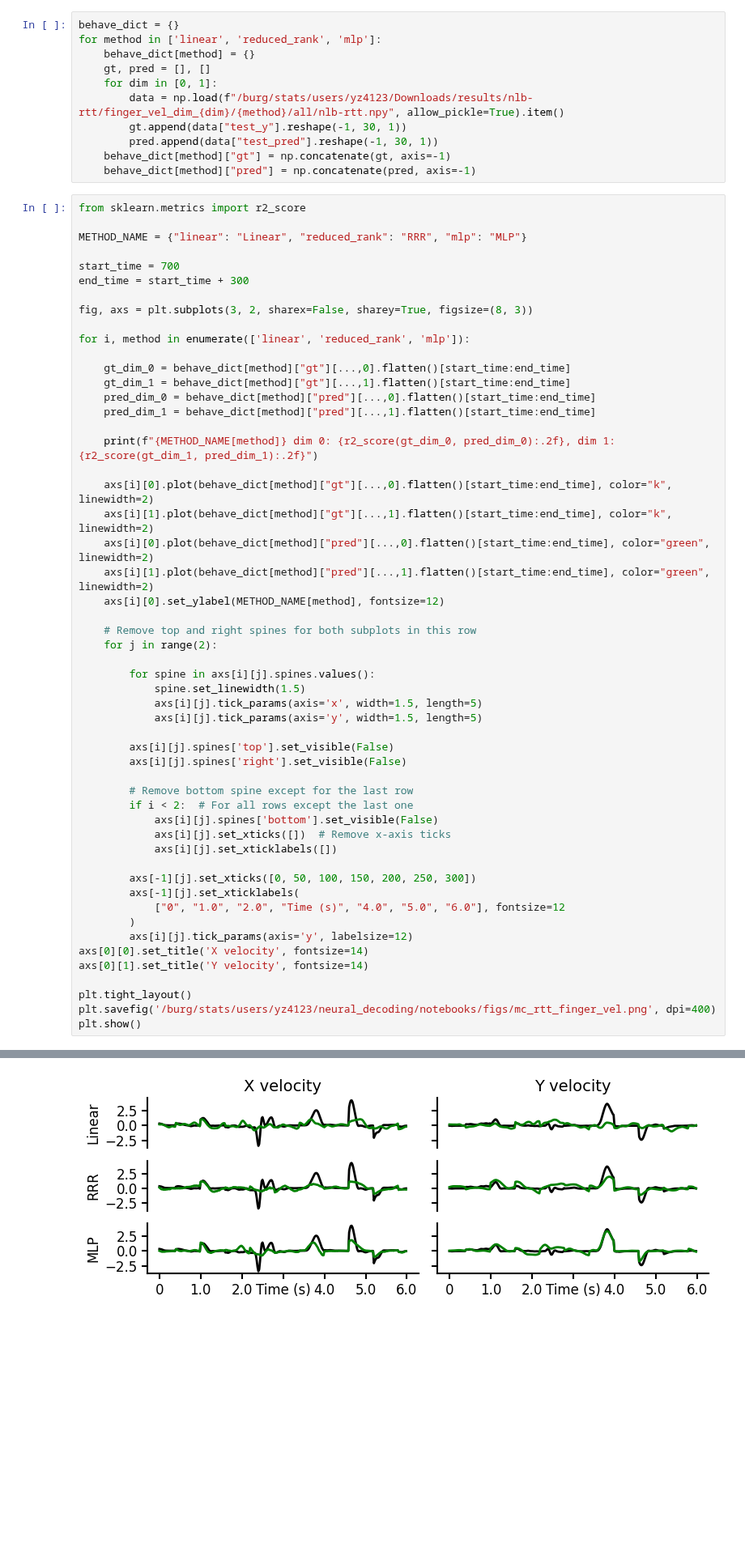
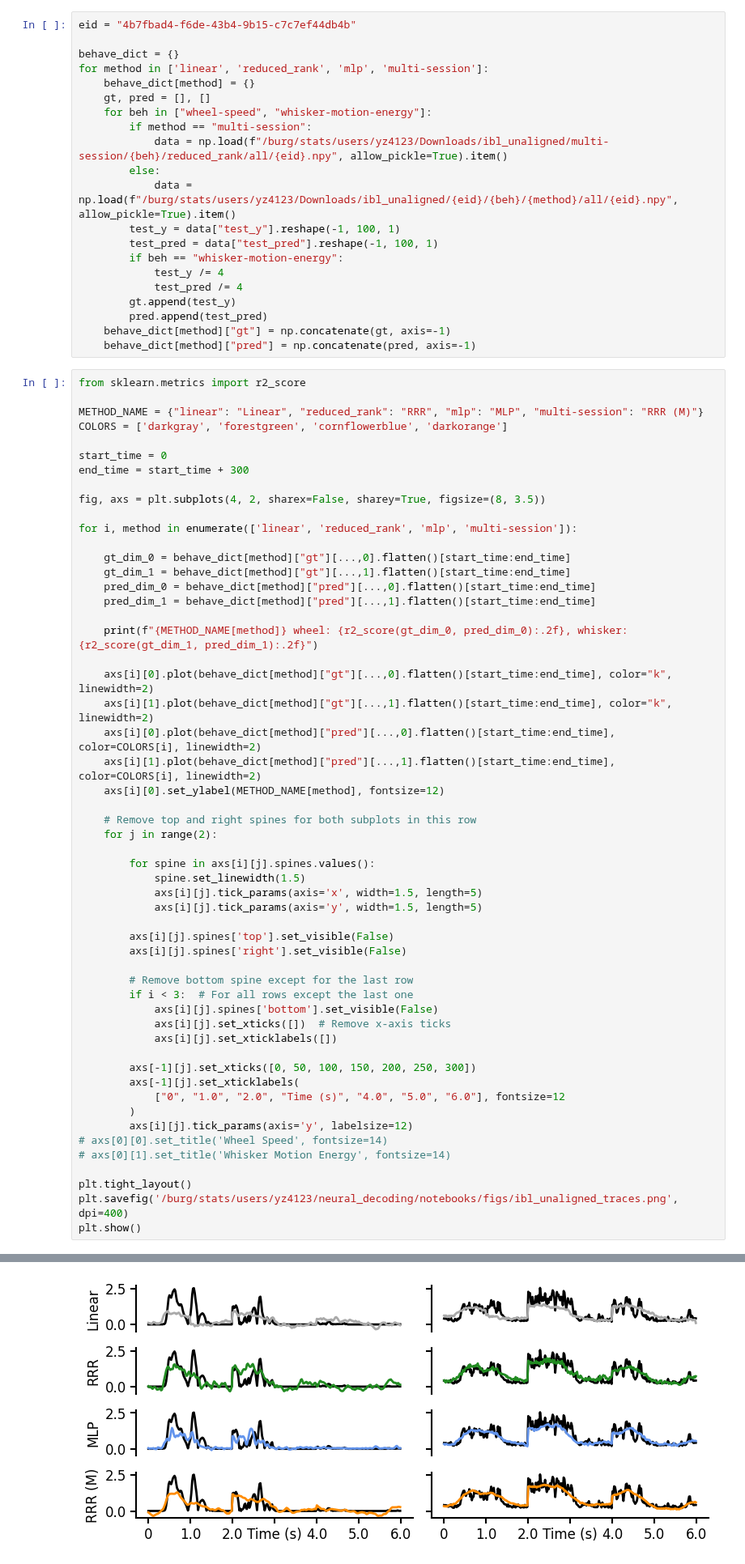
Before and after one commit to yzhang511/neural_decoding, a Jupyter notebook: notebooks/figure_generalization.ipynb, the cells around one changed output, grey strips where cells are left out. Shown at 81% size. Cells and saved outputs as stored; diff of their text form; blank space fills up the shorter version.

```diff
--- a/notebooks/figure_generalization.ipynb
+++ b/notebooks/figure_generalization.ipynb
@@ -148,39 +217,50 @@ plt.show()
 # %% [output]
 [figure]
 # %%
+eid = "4b7fbad4-f6de-43b4-9b15-c7c7ef44db4b"
+
 behave_dict = {}
-for method in ['linear', 'reduced_rank', 'mlp']:
+for method in ['linear', 'reduced_rank', 'mlp', 'multi-session']:
     behave_dict[method] = {}
     gt, pred = [], []
-    for dim in [0, 1]:
-        data = np.load(f"/burg/stats/users/yz4123/Downloads/results/nlb-rtt/finger_vel_dim_{dim}/{method}/all/nlb-rtt.npy", allow_pickle=True).item()
-        gt.append(data["test_y"].reshape(-1, 30, 1))
-        pred.append(data["test_pred"].reshape(-1, 30, 1))
+    for beh in ["wheel-speed", "whisker-motion-energy"]:
+        if method == "multi-session":
+            data = np.load(f"/burg/stats/users/yz4123/Downloads/ibl_unaligned/multi-session/{beh}/reduced_rank/all/{eid}.npy", allow_pickle=True).item()
+        else:
+            data = np.load(f"/burg/stats/users/yz4123/Downloads/ibl_unaligned/{eid}/{beh}/{method}/all/{eid}.npy", allow_pickle=True).item()
+        test_y = data["test_y"].reshape(-1, 100, 1)
+        test_pred = data["test_pred"].reshape(-1, 100, 1)
+        if beh == "whisker-motion-energy":
+            test_y /= 4
+            test_pred /= 4
+        gt.append(test_y)
+        pred.append(test_pred)
     behave_dict[method]["gt"] = np.concatenate(gt, axis=-1)
     behave_dict[method]["pred"] = np.concatenate(pred, axis=-1)
 # %%
 from sklearn.metrics import r2_score
 
-METHOD_NAME = {"linear": "Linear", "reduced_rank": "RRR", "mlp": "MLP"}
+METHOD_NAME = {"linear": "Linear", "reduced_rank": "RRR", "mlp": "MLP", "multi-session": "RRR (M)"}
+COLORS = ['darkgray', 'forestgreen', 'cornflowerblue', 'darkorange']
 
-start_time = 700
+start_time = 0
 end_time = start_time + 300
 
-fig, axs = plt.subplots(3, 2, sharex=False, sharey=True, figsize=(8, 3))
+fig, axs = plt.subplots(4, 2, sharex=False, sharey=True, figsize=(8, 3.5))
 
-for i, method in enumerate(['linear', 'reduced_rank', 'mlp']):
+for i, method in enumerate(['linear', 'reduced_rank', 'mlp', 'multi-session']):
 
     gt_dim_0 = behave_dict[method]["gt"][...,0].flatten()[start_time:end_time]
     gt_dim_1 = behave_dict[method]["gt"][...,1].flatten()[start_time:end_time]
     pred_dim_0 = behave_dict[method]["pred"][...,0].flatten()[start_time:end_time]
     pred_dim_1 = behave_dict[method]["pred"][...,1].flatten()[start_time:end_time]
 
-    print(f"{METHOD_NAME[method]} dim 0: {r2_score(gt_dim_0, pred_dim_0):.2f}, dim 1: {r2_score(gt_dim_1, pred_dim_1):.2f}")
+    print(f"{METHOD_NAME[method]} wheel: {r2_score(gt_dim_0, pred_dim_0):.2f}, whisker: {r2_score(gt_dim_1, pred_dim_1):.2f}")
 
     axs[i][0].plot(behave_dict[method]["gt"][...,0].flatten()[start_time:end_time], color="k", linewidth=2)
     axs[i][1].plot(behave_dict[method]["gt"][...,1].flatten()[start_time:end_time], color="k", linewidth=2)
-    axs[i][0].plot(behave_dict[method]["pred"][...,0].flatten()[start_time:end_time], color="green", linewidth=2)
-    axs[i][1].plot(behave_dict[method]["pred"][...,1].flatten()[start_time:end_time], color="green", linewidth=2)
+    axs[i][0].plot(behave_dict[method]["pred"][...,0].flatten()[start_time:end_time], color=COLORS[i], linewidth=2)
+    axs[i][1].plot(behave_dict[method]["pred"][...,1].flatten()[start_time:end_time], color=COLORS[i], linewidth=2)
     axs[i][0].set_ylabel(METHOD_NAME[method], fontsize=12)
 
     # Remove top and right spines for both subplots in this row
@@ -195,7 +275,7 @@ for i, method in enumerate(['linear', 'reduced_rank', 'mlp']):
         axs[i][j].spines['right'].set_visible(False)
 
         # Remove bottom spine except for the last row
-        if i < 2:  # For all rows except the last one
+        if i < 3:  # For all rows except the last one
             axs[i][j].spines['bottom'].set_visible(False)
             axs[i][j].set_xticks([])  # Remove x-axis ticks
             axs[i][j].set_xticklabels([])
@@ -205,10 +285,10 @@ for i, method in enumerate(['linear', 'reduced_rank', 'mlp']):
             ["0", "1.0", "2.0", "Time (s)", "4.0", "5.0", "6.0"], fontsize=12
         )
         axs[i][j].tick_params(axis='y', labelsize=12)
-axs[0][0].set_title('X velocity', fontsize=14)
-axs[0][1].set_title('Y velocity', fontsize=14)
+# axs[0][0].set_title('Wheel Speed', fontsize=14)
+# axs[0][1].set_title('Whisker Motion Energy', fontsize=14)
 
 plt.tight_layout()
-plt.savefig('/burg/stats/users/yz4123/neural_decoding/notebooks/figs/mc_rtt_finger_vel.png', dpi=400)
+plt.savefig('/burg/stats/users/yz4123/neural_decoding/notebooks/figs/ibl_unaligned_traces.png', dpi=400)
 plt.show()
 # %% [output]
@@ -218,3 +299,3 @@ MLP dim 0: 0.48, dim 1: 0.76
-[figure, old version]
+[figure, new version]
 # %% [markdown]
 ### MC-RTT
```
Also changed, not shown: parts of 8 cells of this notebook, 8 other files.
